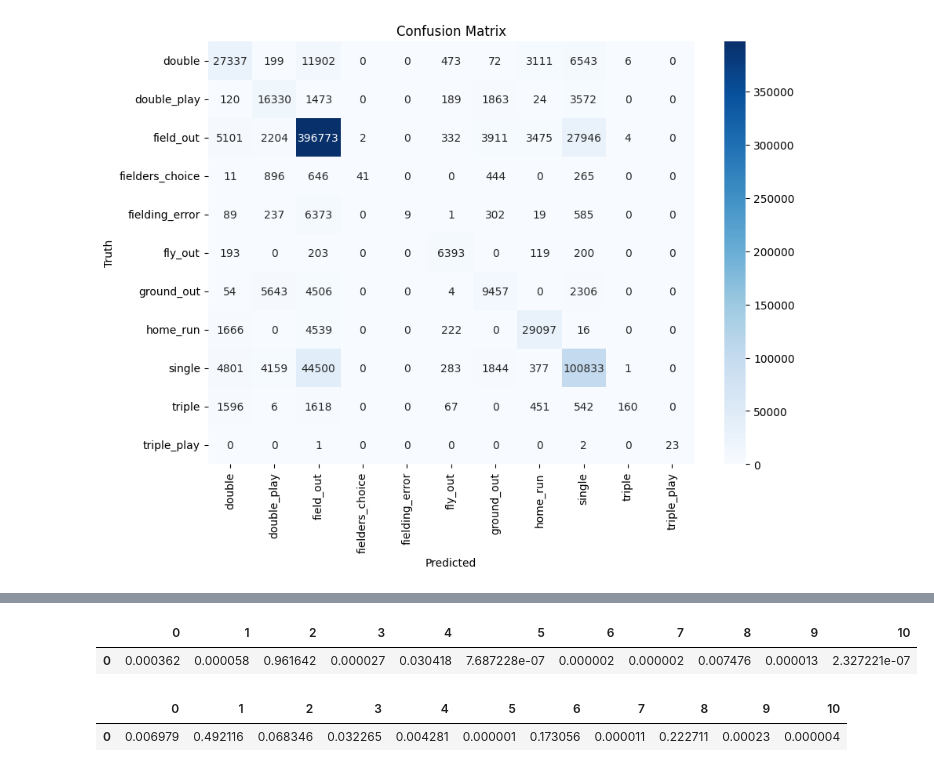
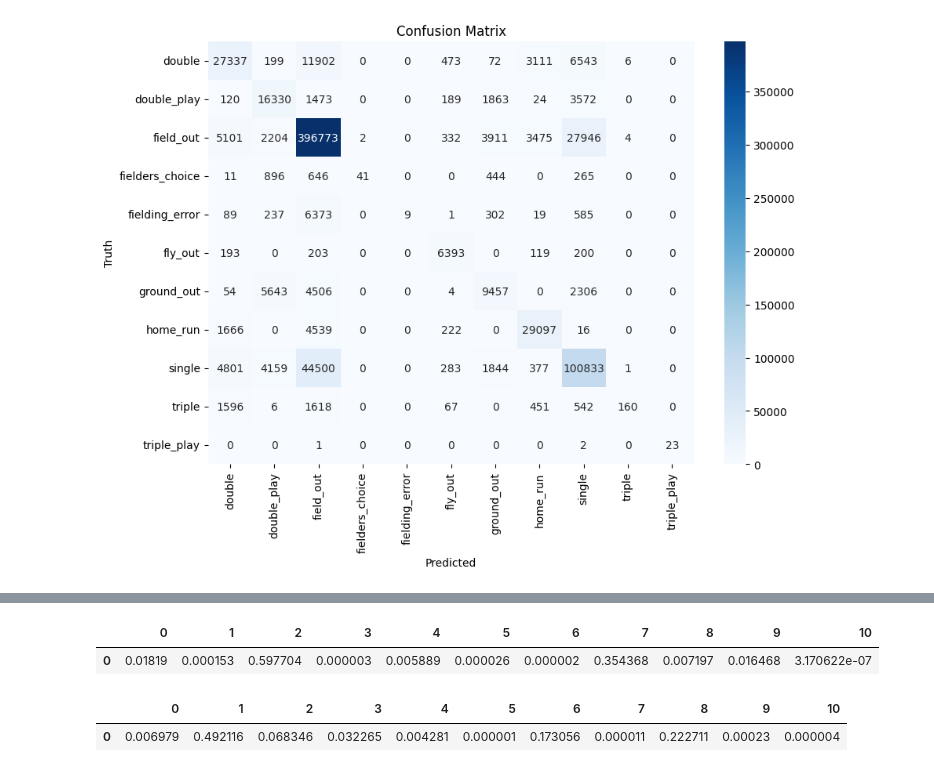
Before and after one commit to reecetec/mlb_simulator, a Jupyter notebook: notebooks/5.0-hit-classifier.ipynb, the cells around one changed output, grey strips where cells are left out. Cells and saved outputs as stored; diff of their text form; code cells hidden in the pictures.

```diff
--- a/notebooks/5.0-hit-classifier.ipynb
+++ b/notebooks/5.0-hit-classifier.ipynb
@@ -97,14 +111,16 @@ plt.show()
 # %%
 t = pd.DataFrame(X_train.iloc[[14]])
 
-t['venue_name'] = [11]
-t['venue_name'] = [11]
+t['venue_name'] = [7]
+t['launch_angle'] = [30]
+t['spray_angle'] = 0
+t['launch_speed'] = [95]
 
 np.set_printoptions(suppress=True)
 pd.DataFrame(clf.predict_proba(t))
 # %% [output]
 |  | 0 | 1 | 2 | 3 | 4 | 5 | 6 | 7 | 8 | 9 | 10 |
-| 0 | 0.000362 | 0.000058 | 0.961642 | 0.000027 | 0.030418 | 7.687228e-07 | 0.000002 | 0.000002 | 0.007476 | 0.000013 | 2.327221e-07 |
+| 0 | 0.01819 | 0.000153 | 0.597704 | 0.000003 | 0.005889 | 0.000026 | 0.000002 | 0.354368 | 0.007197 | 0.016468 | 3.170622e-07 |
 # %%
 np.set_printoptions(suppress=True)
 pd.DataFrame(clf.predict_proba(t))
```
Also changed, not shown: parts of 2 cells of this notebook.
